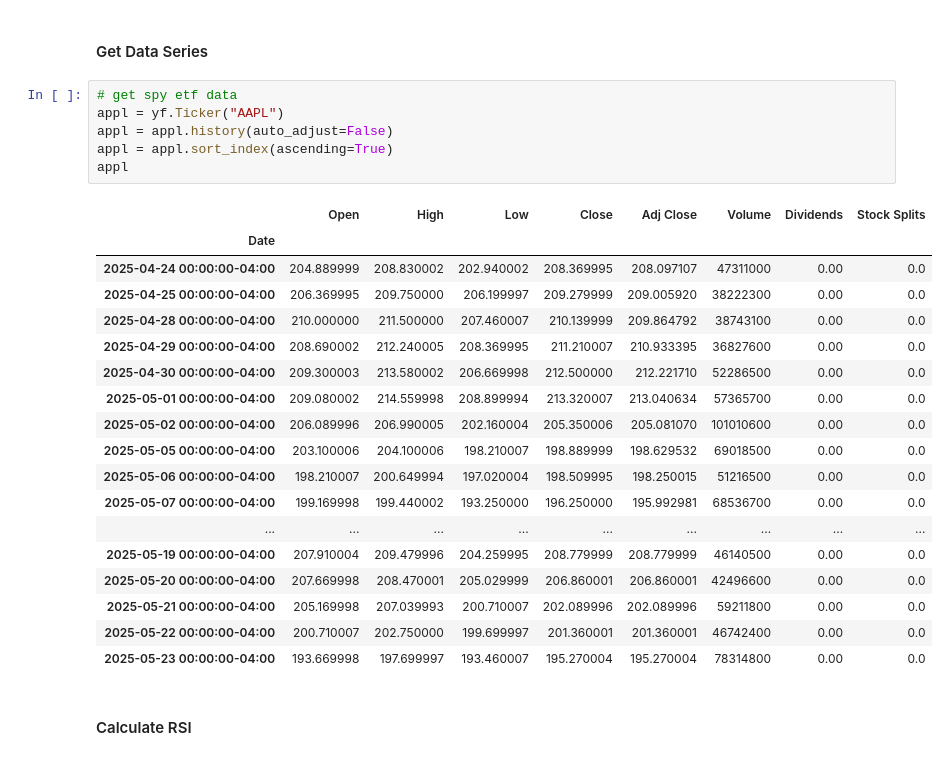
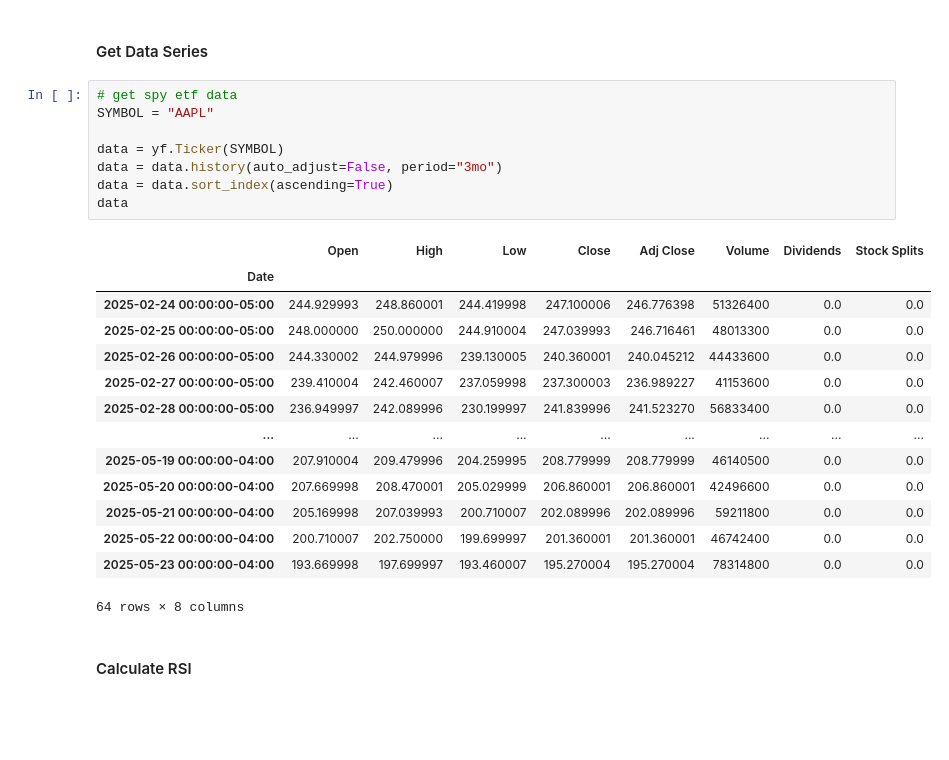
Before and after one commit to HenryGunadi/pyquant-research, a Jupyter notebook: notebooks/rsi_strategy.ipynb, the cells around one changed output. Drawn from its saved outputs; the diff is of its cells as text; blank space fills up the shorter version.

```diff
--- a/notebooks/rsi_strategy.ipynb
+++ b/notebooks/rsi_strategy.ipynb
@@ -42,29 +44,27 @@ Once there are 14 periods of data available, the second calculation can be done.
 #### Get Data Series
 # %%
 # get spy etf data
-appl = yf.Ticker("AAPL")
-appl = appl.history(auto_adjust=False)
-appl = appl.sort_index(ascending=True)
-appl
+SYMBOL = "AAPL"
+
+data = yf.Ticker(SYMBOL)
+data = data.history(auto_adjust=False, period="3mo")
+data = data.sort_index(ascending=True)
+data
 # %% [output]
 |  | Open | High | Low | Close | Adj Close | Volume | Dividends | Stock Splits |
 | Date |  |  |  |  |  |  |  |  |
-| 2025-04-24 00:00:00-04:00 | 204.889999 | 208.830002 | 202.940002 | 208.369995 | 208.097107 | 47311000 | 0.00 | 0.0 |
-| 2025-04-25 00:00:00-04:00 | 206.369995 | 209.750000 | 206.199997 | 209.279999 | 209.005920 | 38222300 | 0.00 | 0.0 |
-| 2025-04-28 00:00:00-04:00 | 210.000000 | 211.500000 | 207.460007 | 210.139999 | 209.864792 | 38743100 | 0.00 | 0.0 |
-| 2025-04-29 00:00:00-04:00 | 208.690002 | 212.240005 | 208.369995 | 211.210007 | 210.933395 | 36827600 | 0.00 | 0.0 |
-| 2025-04-30 00:00:00-04:00 | 209.300003 | 213.580002 | 206.669998 | 212.500000 | 212.221710 | 52286500 | 0.00 | 0.0 |
-| 2025-05-01 00:00:00-04:00 | 209.080002 | 214.559998 | 208.899994 | 213.320007 | 213.040634 | 57365700 | 0.00 | 0.0 |
-| 2025-05-02 00:00:00-04:00 | 206.089996 | 206.990005 | 202.160004 | 205.350006 | 205.081070 | 101010600 | 0.00 | 0.0 |
-| 2025-05-05 00:00:00-04:00 | 203.100006 | 204.100006 | 198.210007 | 198.889999 | 198.629532 | 69018500 | 0.00 | 0.0 |
-| 2025-05-06 00:00:00-04:00 | 198.210007 | 200.649994 | 197.020004 | 198.509995 | 198.250015 | 51216500 | 0.00 | 0.0 |
-| 2025-05-07 00:00:00-04:00 | 199.169998 | 199.440002 | 193.250000 | 196.250000 | 195.992981 | 68536700 | 0.00 | 0.0 |
+| 2025-02-24 00:00:00-05:00 | 244.929993 | 248.860001 | 244.419998 | 247.100006 | 246.776398 | 51326400 | 0.0 | 0.0 |
+| 2025-02-25 00:00:00-05:00 | 248.000000 | 250.000000 | 244.910004 | 247.039993 | 246.716461 | 48013300 | 0.0 | 0.0 |
+| 2025-02-26 00:00:00-05:00 | 244.330002 | 244.979996 | 239.130005 | 240.360001 | 240.045212 | 44433600 | 0.0 | 0.0 |
+| 2025-02-27 00:00:00-05:00 | 239.410004 | 242.460007 | 237.059998 | 237.300003 | 236.989227 | 41153600 | 0.0 | 0.0 |
+| 2025-02-28 00:00:00-05:00 | 236.949997 | 242.089996 | 230.199997 | 241.839996 | 241.523270 | 56833400 | 0.0 | 0.0 |
 | ... | ... | ... | ... | ... | ... | ... | ... | ... |
-| 2025-05-19 00:00:00-04:00 | 207.910004 | 209.479996 | 204.259995 | 208.779999 | 208.779999 | 46140500 | 0.00 | 0.0 |
-| 2025-05-20 00:00:00-04:00 | 207.669998 | 208.470001 | 205.029999 | 206.860001 | 206.860001 | 42496600 | 0.00 | 0.0 |
-| 2025-05-21 00:00:00-04:00 | 205.169998 | 207.039993 | 200.710007 | 202.089996 | 202.089996 | 59211800 | 0.00 | 0.0 |
-| 2025-05-22 00:00:00-04:00 | 200.710007 | 202.750000 | 199.699997 | 201.360001 | 201.360001 | 46742400 | 0.00 | 0.0 |
-| 2025-05-23 00:00:00-04:00 | 193.669998 | 197.699997 | 193.460007 | 195.270004 | 195.270004 | 78314800 | 0.00 | 0.0 |
+| 2025-05-19 00:00:00-04:00 | 207.910004 | 209.479996 | 204.259995 | 208.779999 | 208.779999 | 46140500 | 0.0 | 0.0 |
+| 2025-05-20 00:00:00-04:00 | 207.669998 | 208.470001 | 205.029999 | 206.860001 | 206.860001 | 42496600 | 0.0 | 0.0 |
+| 2025-05-21 00:00:00-04:00 | 205.169998 | 207.039993 | 200.710007 | 202.089996 | 202.089996 | 59211800 | 0.0 | 0.0 |
+| 2025-05-22 00:00:00-04:00 | 200.710007 | 202.750000 | 199.699997 | 201.360001 | 201.360001 | 46742400 | 0.0 | 0.0 |
+| 2025-05-23 00:00:00-04:00 | 193.669998 | 197.699997 | 193.460007 | 195.270004 | 195.270004 | 78314800 | 0.0 | 0.0 |
+64 rows × 8 columns
 # %% [markdown]
 #### Calculate RSI
 # %%
```
Also changed, not shown: parts of 5 cells of this notebook, 6 other files.
